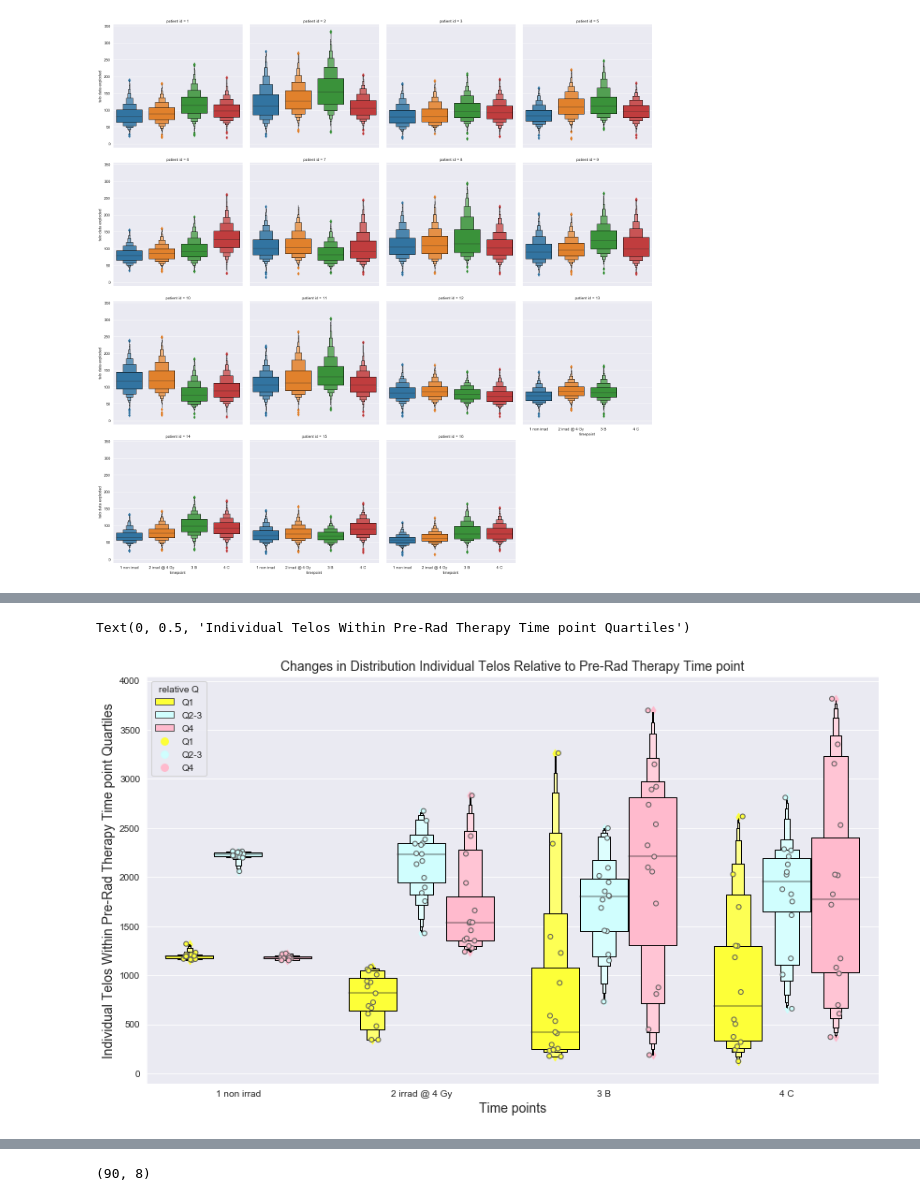
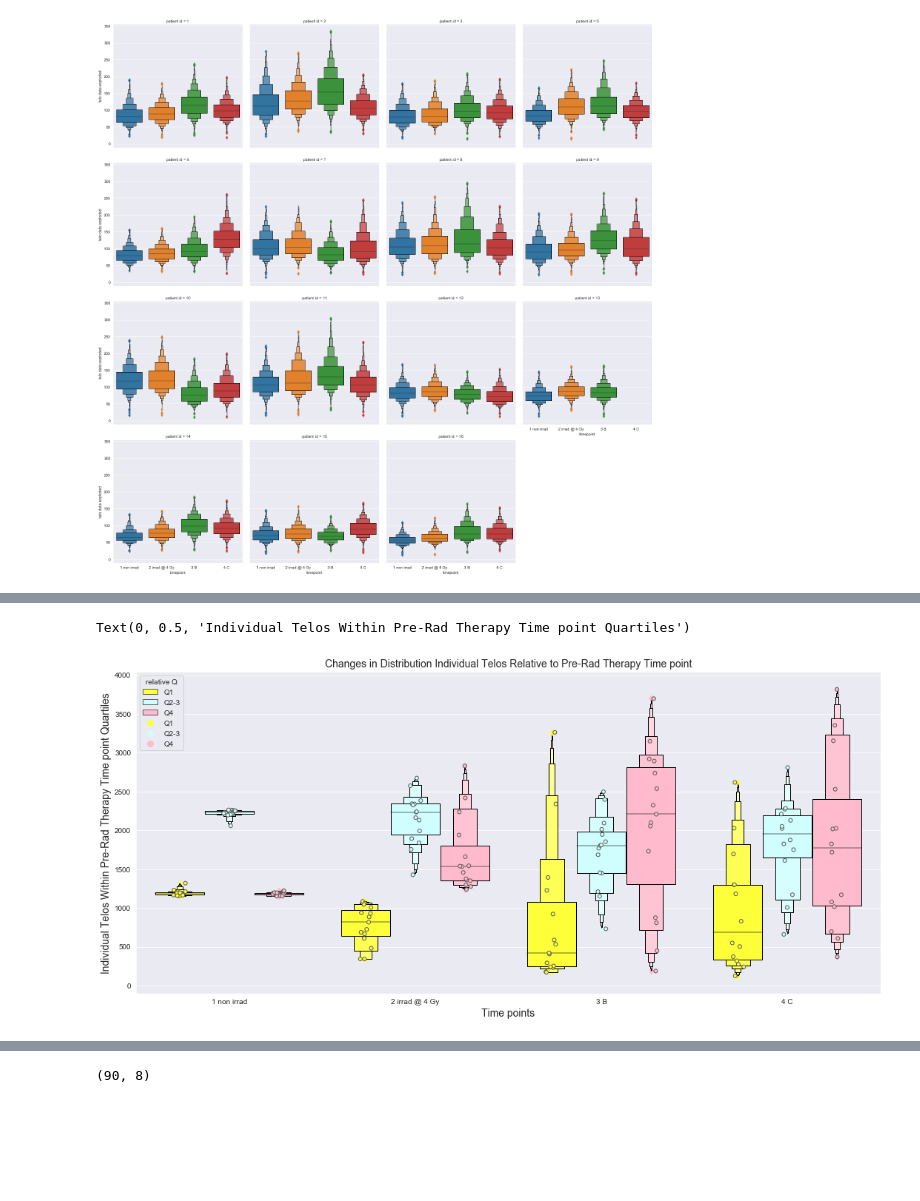
Before and after one commit to Jared-Luxton/radiation-therapy-machine-learning, a Jupyter notebook: RADIATION-SENSITIVITY-telos-chromosomes.ipynb, the cells around one changed output, grey strips where cells are left out. Cells and saved outputs as stored; diff of their text form; code cells hidden in the pictures; blank space fills up the shorter version.

```diff
--- a/RADIATION-SENSITIVITY-telos-chromosomes.ipynb
+++ b/RADIATION-SENSITIVITY-telos-chromosomes.ipynb
@@ -145,7 +145,7 @@ def generate_dictionary_from_TeloLength_and_Chr_aberr_Data(patharg):
     print('completed file collection')
     return all_patients_dict
 # %%
-all_patients_dict = generate_dictionary_from_TeloLength_and_Chr_aberr_Data('.')
+all_patients_dict = generate_dictionary_from_TeloLength_and_Chr_aberr_Data('..')
 # %% [output]
 SW9A non irrad.xlsx in progress.. it works peggy!! <3 <3 !!
 BJ1 for SW9_.xlsx in progress.. it works peggy!! <3 <3 !!
@@ -265,28 +265,28 @@ def generate_dataframe_from_dict_and_generate_histograms_stats(all_patients_dict
                     continue
 
 
-            SW_A_nonRAD_samp = gen_missing_values_andimpute_or_randomsampledown(50, 92, SW_A_nonRAD, 'rsamp')
-            SW_A_irrad4Gy_samp = gen_missing_values_andimpute_or_randomsampledown(50, 92, SW_A_irrad4Gy, 'rsamp')
-            SW_B_samp = gen_missing_values_andimpute_or_randomsampledown(50, 92, SW_B, 'rsamp')
-            SW_C_samp = gen_missing_values_andimpute_or_randomsampledown(50, 92, SW_C, 'rsamp')
+#             SW_A_nonRAD_samp = gen_missing_values_andimpute_or_randomsampledown(50, 92, SW_A_nonRAD, 'rsamp')
+#             SW_A_irrad4Gy_samp = gen_missing_values_andimpute_or_randomsampledown(50, 92, SW_A_irrad4Gy, 'rsamp')
+#             SW_B_samp = gen_missing_values_andimpute_or_randomsampledown(50, 92, SW_B, 'rsamp')
+#             SW_C_samp = gen_missing_values_andimpute_or_randomsampledown(50, 92, SW_C, 'rsamp')
 
-            SW_A_nonRADarray = SW_A_nonRAD_samp.to_numpy()
-            SW_A_irrad4Gyarray = SW_A_irrad4Gy_samp.to_numpy()
-            SW_Barray = SW_B_samp.to_numpy()
-            SW_Carray = SW_C_samp.to_numpy()
+#             SW_A_nonRADarray = SW_A_nonRAD_samp.to_numpy()
+#             SW_A_irrad4Gyarray = SW_A_irrad4Gy_samp.to_numpy()
+#             SW_Barray = SW_B_samp.to_numpy()
+#             SW_Carray = SW_C_samp.to_numpy()
 
 
-            n_bins = 50
-            fig, axs = plt.subplots(2, 2, sharey=True, tight_layout=True, figsize=(12.8, 9.6))
+#             n_bins = 50
+#             fig, axs = plt.subplots(2, 2, sharey=True, tight_layout=False, figsize=(20, 13))
 
-            histogram_stylizer_divyBins_byQuartile(fig, axs, n_bins, SW_A_nonRAD_samp, SW_A_nonRADarray, SW_A_nonRAD_name, 0, 0)
-            histogram_stylizer_divyBins_byQuartile(fig, axs, n_bins, SW_A_irrad4Gy_samp, SW_A_nonRADarray, SW_A_irrad4Gy_name, 0, 1)
-            histogram_stylizer_divyBins_byQuartile(fig, axs, n_bins, SW_B_samp, SW_A_nonRADarray, SW_B_name, 1, 0)
-            histogram_stylizer_divyBins_byQuartile(fig, axs, n_bins, SW_C_samp, SW_A_nonRADarray, SW_C_name, 1, 1)
+#             histogram_stylizer_divyBins_byQuartile(fig, axs, n_bins, SW_A_nonRAD_samp, SW_A_nonRADarray, SW_A_nonRAD_name, 0, 0)
+#             histogram_stylizer_divyBins_byQuartile(fig, axs, n_bins, SW_A_irrad4Gy_samp, SW_A_nonRADarray, SW_A_irrad4Gy_name, 0, 1)
+#             histogram_stylizer_divyBins_byQuartile(fig, axs, n_bins, SW_B_samp, SW_A_nonRADarray, SW_B_name, 1, 0)
+#             histogram_stylizer_divyBins_byQuartile(fig, axs, n_bins, SW_C_samp, SW_A_nonRADarray, SW_C_name, 1, 1)
 
-            if 'BJ1' not in sample and 'hTERT' not in sample:
-                plt.savefig(f'SW{sample[2]}_histogram.pdf')
-            plt.show()
+#             if 'BJ1' not in sample and 'hTERT' not in sample:
+#                 plt.savefig(f'SW{sample[2]}_histogram.pdf')
+#             plt.show()
 
 
     all_patients_df = pd.DataFrame(data, columns=['patient id', 'timepoint', 'telo data', 'chr data', 'status'])
@@ -701,23 +696,23 @@ plt.savefig(f'lynn suggestion.pdf')
 # %%
-fig = plt.figure(figsize=(14,8))
+fig = plt.figure(figsize=(18,8))
 sns.set_style(style="darkgrid",rc= {'patch.edgecolor': 'black'})
 palette ={"Q1":"#fdff38","Q2-3":"#d0fefe","Q4":"#ffbacd"}
 
 ax = sns.boxenplot(x='timepoint', y='Q freq counts', hue='relative Q', data=melted_all_patients_df, palette=palette,
              linewidth=2, saturation=5, color="black")
 ax = sns.stripplot(x='timepoint', y='Q freq counts', hue='relative Q', data=melted_all_patients_df, palette=palette,
              linewidth=1, color="black", dodge=True)
 
 # ax.set(xlabel='TESTING', ylabel='common ylabel')
 # fig.ax.set(xlabel='ASD')
 
 ax=fig.gca()
 ax.set_title('Changes in Distribution Individual Telos Relative to Pre-Rad Therapy Time point', fontsize=14)
 ax.set_xlabel('Time points', fontsize=14)
 ax.set_ylabel('Individual Telos Within Pre-Rad Therapy Time point Quartiles', fontsize=14)
 
 ### Q freq counts represents the number of individual telomeres at each timepoint
 ### within the quartiles established by the non irrad timepoint for each patient
 # %% [output]
 Text(0, 0.5, 'Individual Telos Within Pre-Rad Therapy Time point Quartiles')
-[figure, old version]
+[figure, new version]
```
Also changed, not shown: parts of 52 cells of this notebook.
